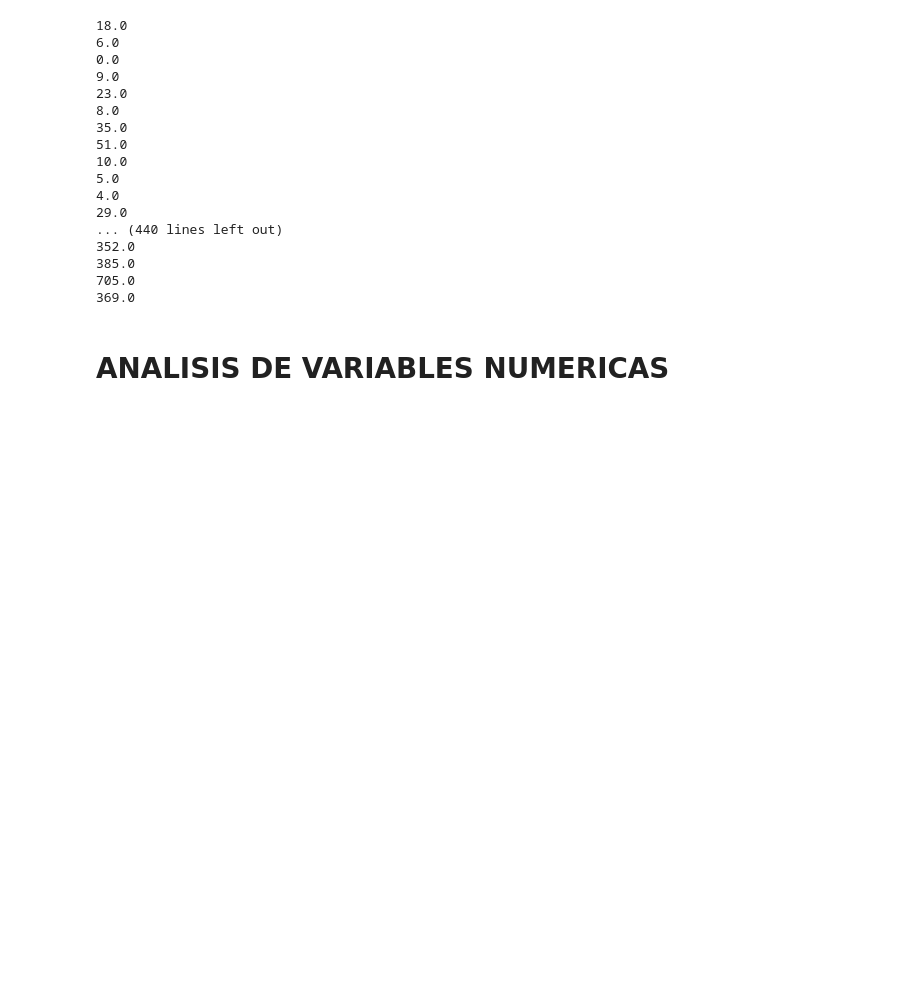
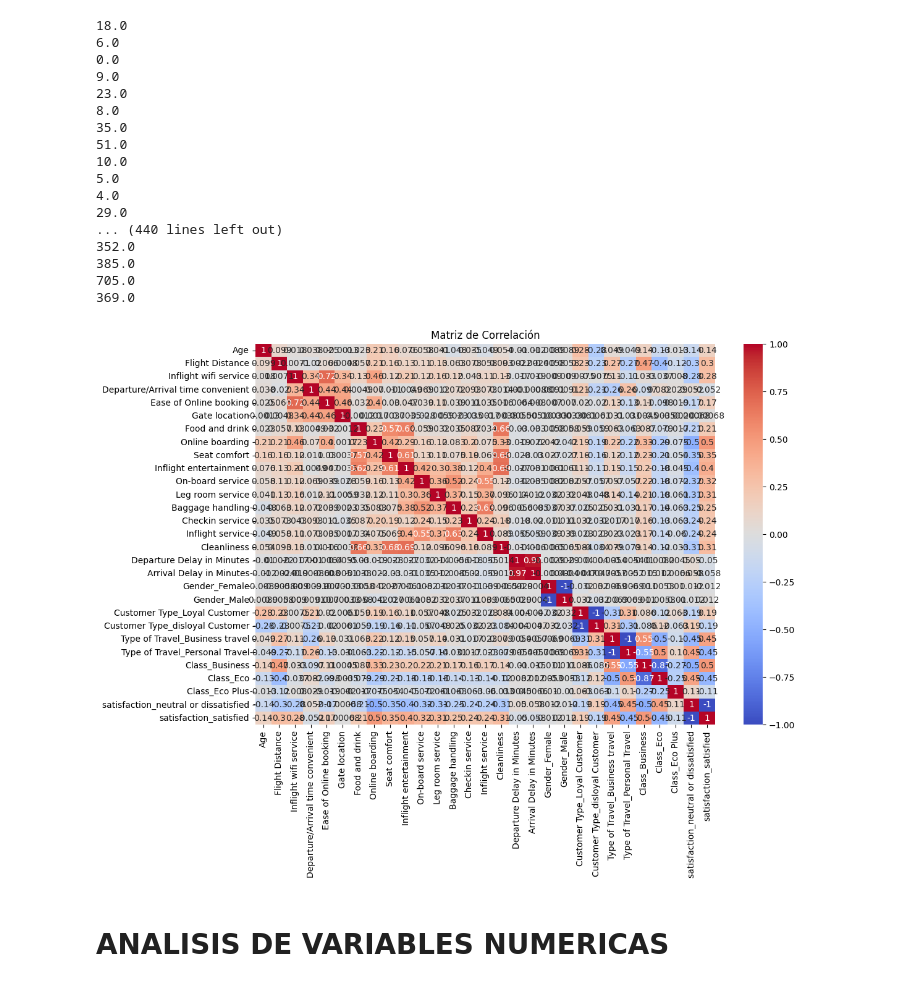
Before and after one commit to AI-School-F5-P2/F5_airlines, a Jupyter notebook: airline_main/main.ipynb, the cells around one changed output. Saved outputs shown, nothing was run; the diff lists cells and outputs as text; code cells hidden in the pictures; blank space fills up the shorter version.

```diff
--- a/airline_main/main.ipynb
+++ b/airline_main/main.ipynb
@@ -123,3 +126,17 @@ for value in unique_values:
+# %%
+# Codifica las variables categóricas usando one-hot encoding
+df_encoded = pd.get_dummies(df, columns=['Gender', 'Customer Type', 'Type of Travel', 'Class', 'satisfaction'])
+
+# Calcula la matriz de correlación para todas las columnas (numéricas y codificadas)
+correlation_matrix = df_encoded.corr()
+
+# Visualiza la matriz de correlación como un mapa de calor
+plt.figure(figsize=(12, 8))
+sns.heatmap(correlation_matrix, annot=True, cmap='coolwarm', center=0)
+plt.title('Matriz de Correlación')
+plt.show()
+# %% [output]
+[figure, added]
 # %% [markdown]
 # ANALISIS DE VARIABLES NUMERICAS
 # %%
```
Also changed, not shown: parts of 5 cells of this notebook.
